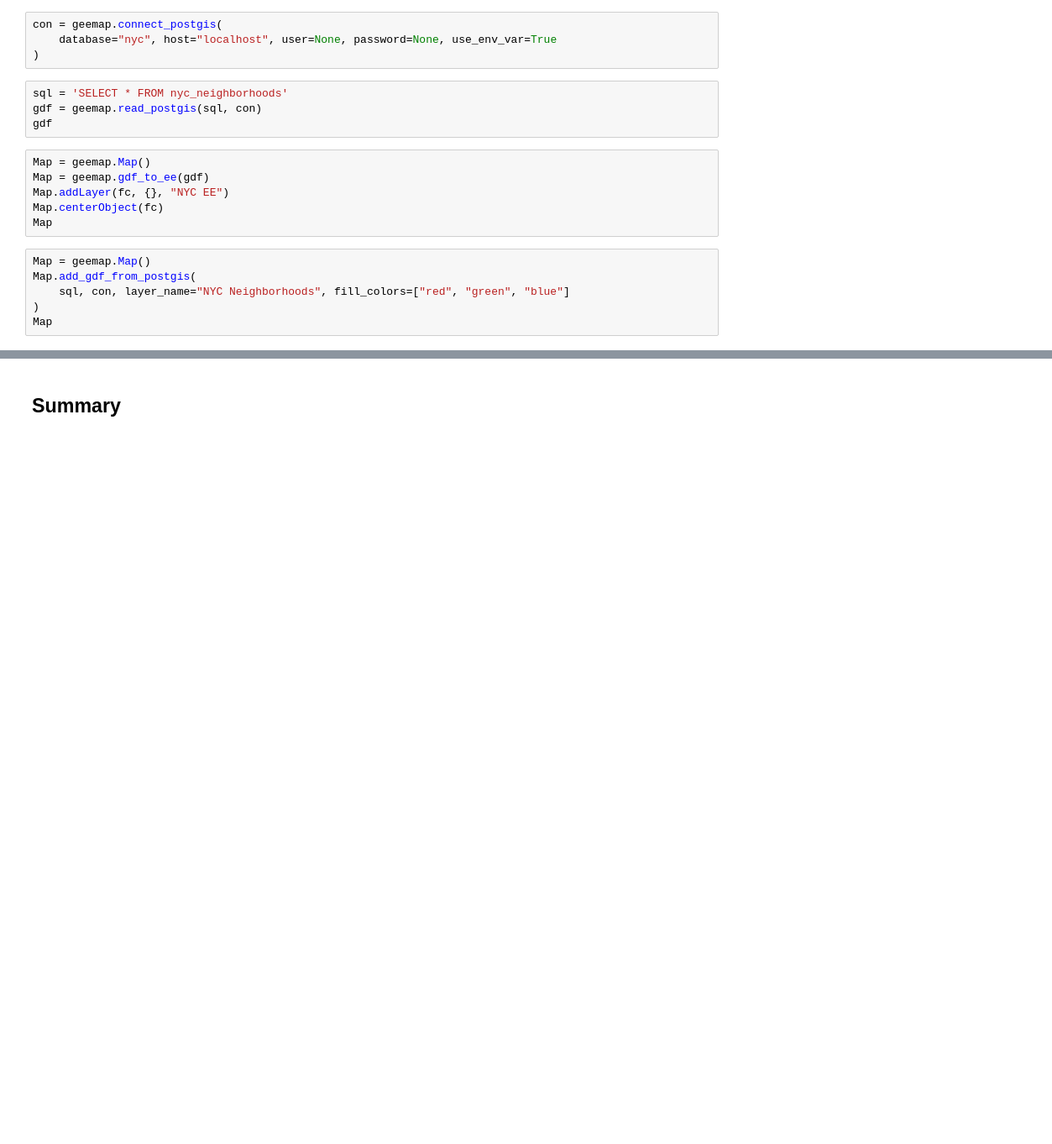
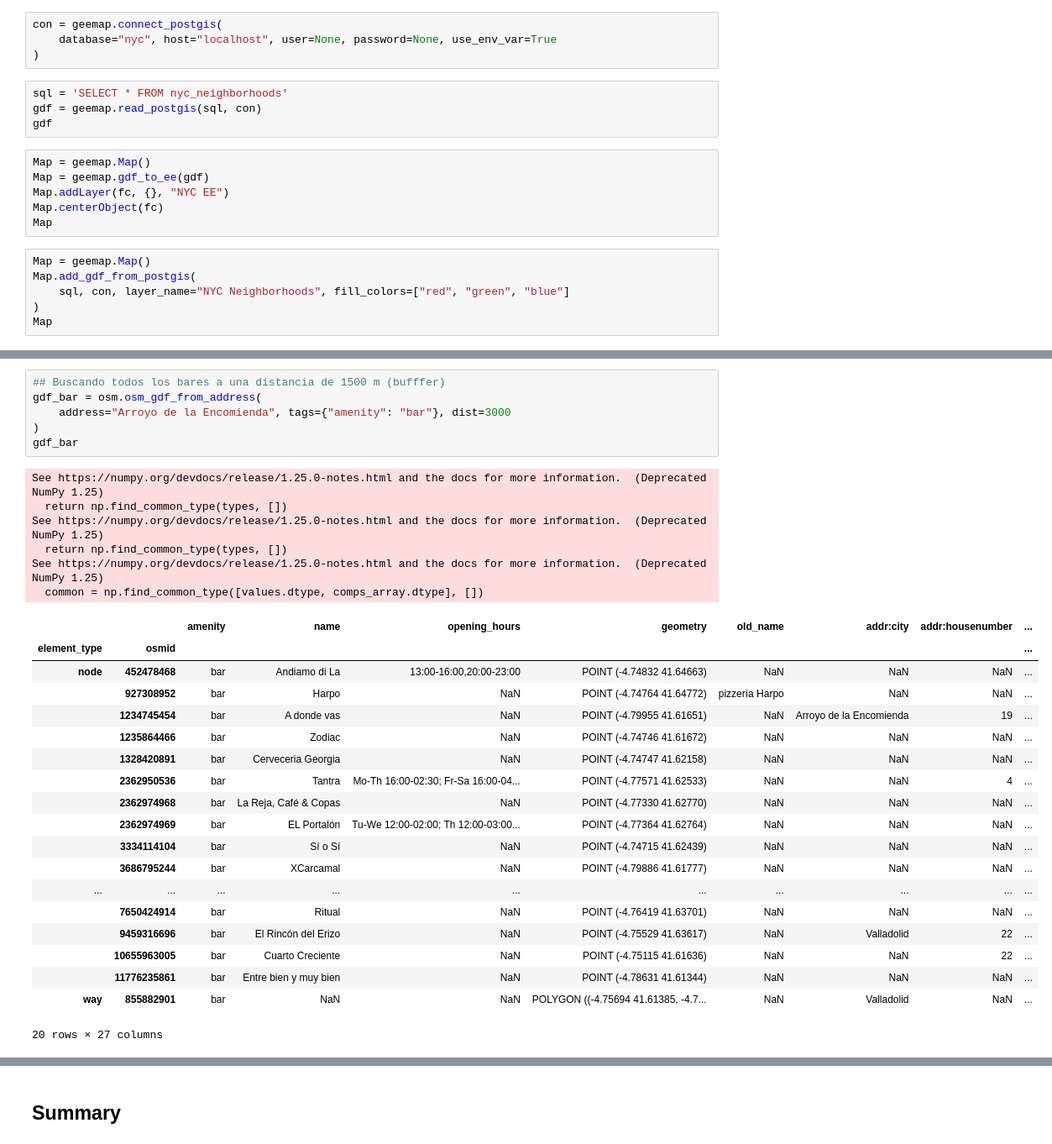
Before and after one commit to Pablomir16/GEOG-414_practicas, a Jupyter notebook: gee/04_local_data_PMG.ipynb, the cells around one changed output, grey strips where cells are left out. Shown at 84% size. Cells and saved outputs as stored; diff of their text form; blank space fills up the shorter version.

```diff
--- a/gee/04_local_data_PMG.ipynb
+++ b/gee/04_local_data_PMG.ipynb
@@ -715,0 +778,32 @@ Map
+# %%
+## Buscando todos los bares a una distancia de 1500 m (bufffer)
+gdf_bar = osm.osm_gdf_from_address(
+    address="Arroyo de la Encomienda", tags={"amenity": "bar"}, dist=3000
+)
+gdf_bar
+# %% [output]
+See https://numpy.org/devdocs/release/1.25.0-notes.html and the docs for more information.  (Deprecated NumPy 1.25)
+  return np.find_common_type(types, [])
+See https://numpy.org/devdocs/release/1.25.0-notes.html and the docs for more information.  (Deprecated NumPy 1.25)
+  return np.find_common_type(types, [])
+See https://numpy.org/devdocs/release/1.25.0-notes.html and the docs for more information.  (Deprecated NumPy 1.25)
+  common = np.find_common_type([values.dtype, comps_array.dtype], [])
+|  |  | amenity | name | opening_hours | geometry | old_name | addr:city | addr:housenumber | ... |
+| element_type | osmid |  |  |  |  |  |  |  | ... |
+| node | 452478468 | bar | Andiamo di La | 13:00-16:00,20:00-23:00 | POINT (-4.74832 41.64663) | NaN | NaN | NaN | ... |
+|  | 927308952 | bar | Harpo | NaN | POINT (-4.74764 41.64772) | pizzería Harpo | NaN | NaN | ... |
+|  | 1234745454 | bar | A donde vas | NaN | POINT (-4.79955 41.61651) | NaN | Arroyo de la Encomienda | 19 | ... |
+|  | 1235864466 | bar | Zodiac | NaN | POINT (-4.74746 41.61672) | NaN | NaN | NaN | ... |
+|  | 1328420891 | bar | Cerveceria Georgia | NaN | POINT (-4.74747 41.62158) | NaN | NaN | NaN | ... |
+|  | 2362950536 | bar | Tantra | Mo-Th 16:00-02:30; Fr-Sa 16:00-04... | POINT (-4.77571 41.62533) | NaN | NaN | 4 | ... |
+|  | 2362974968 | bar | La Reja, Café & Copas | NaN | POINT (-4.77330 41.62770) | NaN | NaN | NaN | ... |
+|  | 2362974969 | bar | EL Portalón | Tu-We 12:00-02:00; Th 12:00-03:00... | POINT (-4.77364 41.62764) | NaN | NaN | NaN | ... |
+|  | 3334114104 | bar | Sí o Sí | NaN | POINT (-4.74715 41.62439) | NaN | NaN | NaN | ... |
+|  | 3686795244 | bar | XCarcamal | NaN | POINT (-4.79886 41.61777) | NaN | NaN | NaN | ... |
+| ... | ... | ... | ... | ... | ... | ... | ... | ... | ... |
+|  | 7650424914 | bar | Ritual | NaN | POINT (-4.76419 41.63701) | NaN | NaN | NaN | ... |
+|  | 9459316696 | bar | El Rincón del Erizo | NaN | POINT (-4.75529 41.63617) | NaN | Valladolid | 22 | ... |
+|  | 10655963005 | bar | Cuarto Creciente | NaN | POINT (-4.75115 41.61636) | NaN | NaN | 22 | ... |
+|  | 11776235861 | bar | Entre bien y muy bien | NaN | POINT (-4.78631 41.61344) | NaN | NaN | NaN | ... |
+| way | 855882901 | bar | NaN | NaN | POLYGON ((-4.75694 41.61385, -4.7... | NaN | Valladolid | NaN | ... |
+20 rows × 27 columns
```
Also changed, not shown: parts of 13 cells of this notebook, 26 other files.
